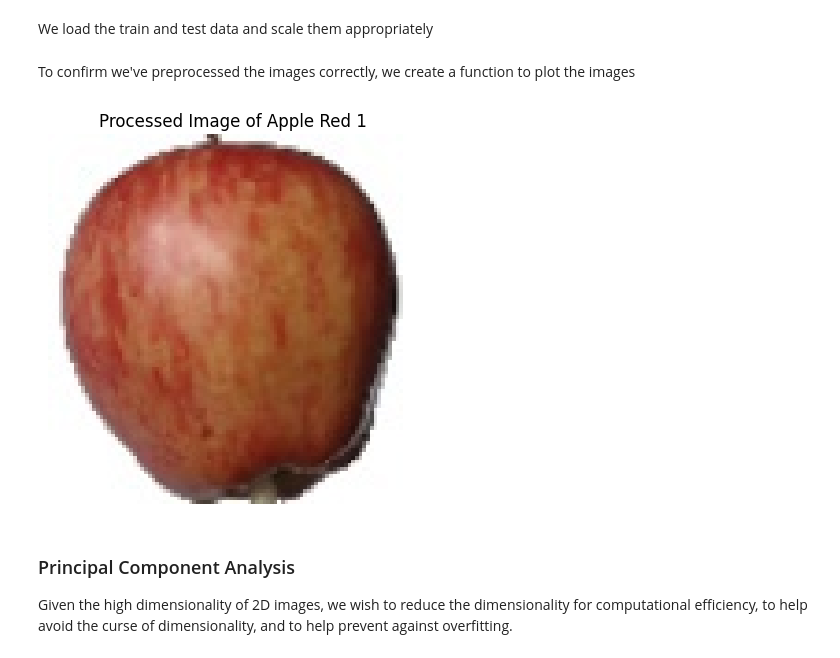
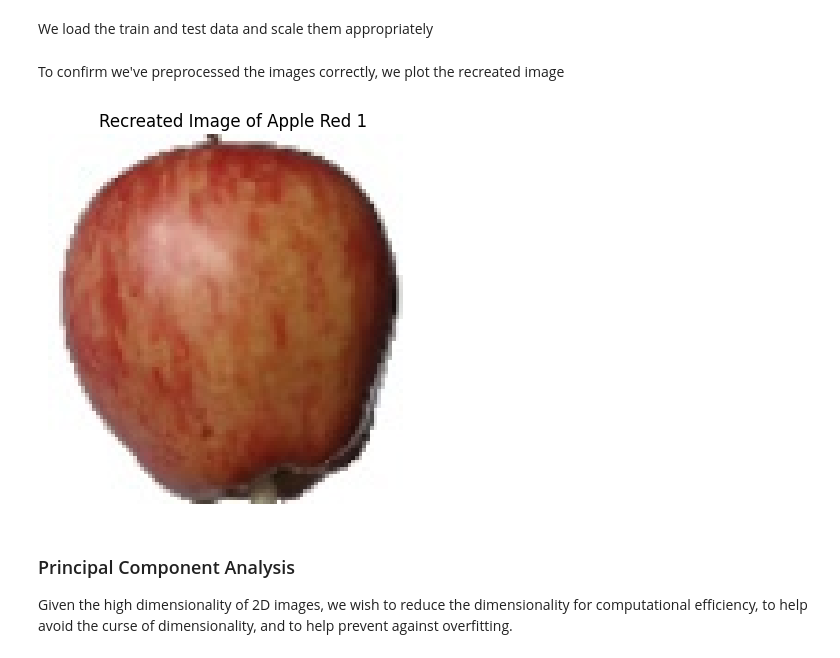
Before and after one commit to JamesZhZhang/CPEN355_Fruit_Classification, a Jupyter notebook: final_project_james.ipynb, the cells around one changed output. Saved outputs shown, nothing was run; the diff lists cells and outputs as text; code cells hidden in the pictures.

```diff
--- a/final_project_james.ipynb
+++ b/final_project_james.ipynb
@@ -76,15 +74,15 @@ We load the train and test data and scale them appropriately
 X_train, y_train = load_images()
 X_test, y_test = load_images(path=TEST_PATH, sample_size=TEST_SAMPLE_SIZE)
 # %% [markdown]
-To confirm we've preprocessed the images correctly, we create a function to plot the images
+To confirm we've preprocessed the images correctly, we plot the recreated image
 # %%
 image = X_train[0].reshape(100, 100, 3)
 plt.imshow(image)
 plt.axis('off')
-plt.title('Processed Image of Apple Red 1')
+plt.title('Recreated Image of Apple Red 1')
 plt.show()
 # %% [output]
-[figure, old version]
+[figure, new version]
 # %% [markdown]
 ### Principal Component Analysis
 
```
Also changed, not shown: parts of 17 cells of this notebook, 3 other files.
